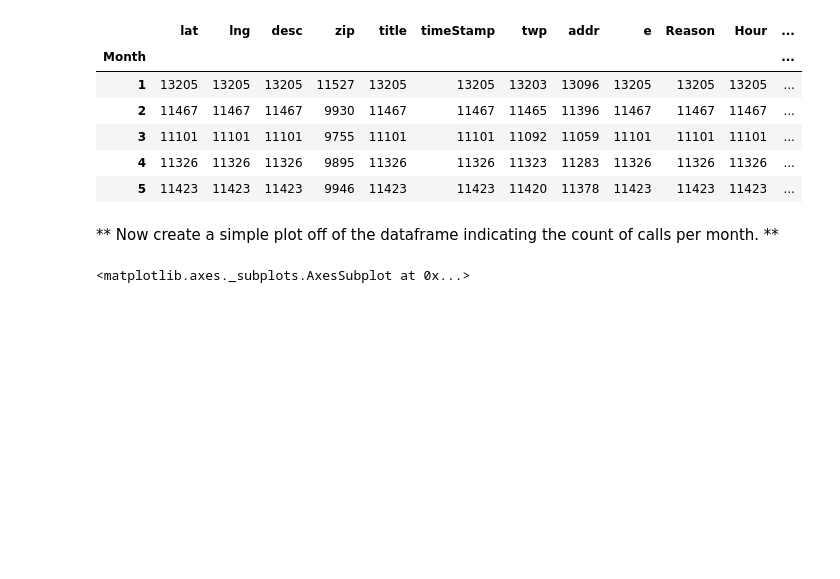
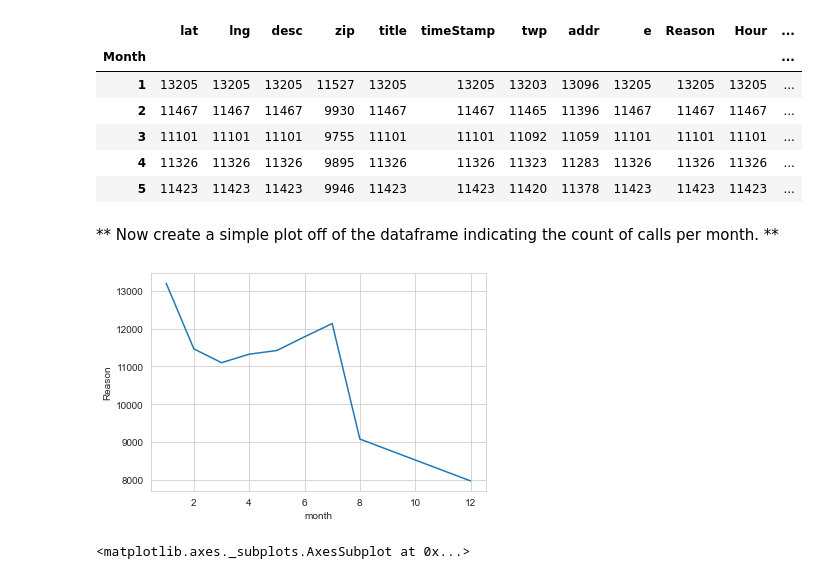
Before and after one commit to hky404/datascience-machine-learning-bootcamp, a Jupyter notebook: Refactored_Py_DS_ML_Bootcamp-master/10-Data-Capstone-Projects/01-911 Calls Data Capstone Project.ipynb, the cells around one changed output. Drawn from its saved outputs; the diff is of its cells as text; code cells hidden in the pictures; blank space fills up the shorter version.

```diff
--- a/Refactored_Py_DS_ML_Bootcamp-master/10-Data-Capstone-Projects/01-911 Calls Data Capstone Project.ipynb
+++ b/Refactored_Py_DS_ML_Bootcamp-master/10-Data-Capstone-Projects/01-911 Calls Data Capstone Project.ipynb
@@ -232,3 +235,6 @@ _____
 ** You should have noticed it was missing some Months, let's see if we can maybe fill in this information by plotting the information in another way, possibly a simple line plot that fills in the missing months, in order to do this, we'll need to do some work with pandas... **
 # %% [markdown]
 ** Now create a gropuby object called byMonth, where you group the DataFrame by the month column and use the count() method for aggregation. Use the head() method on this returned DataFrame. **
+# %%
+byMonth = df.groupby('month').count()
+byMonth.head()
@@ -243,6 +257,12 @@ _____
 | 5 | 11423 | 11423 | 11423 | 9946 | 11423 | 11423 | 11420 | 11378 | 11423 | 11423 | 11423 | ... |
 # %% [markdown]
 ** Now create a simple plot off of the dataframe indicating the count of calls per month. **
+# %%
+sns.lineplot(x=byMonth.index, y=byMonth['Reason'])
+
+sns.set_style('darkgrid')
+# %% [output]
+[figure, added]
 # %%
 # %% [output]
 <matplotlib.axes._subplots.AxesSubplot at 0x...>
```
Also changed, not shown: parts of 12 cells of this notebook.
